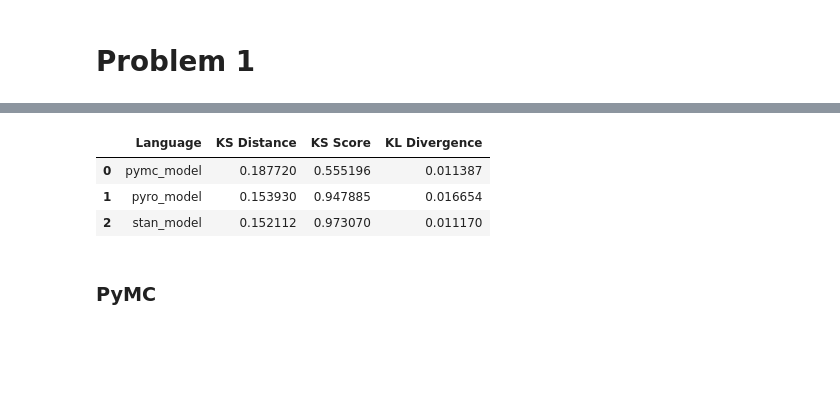
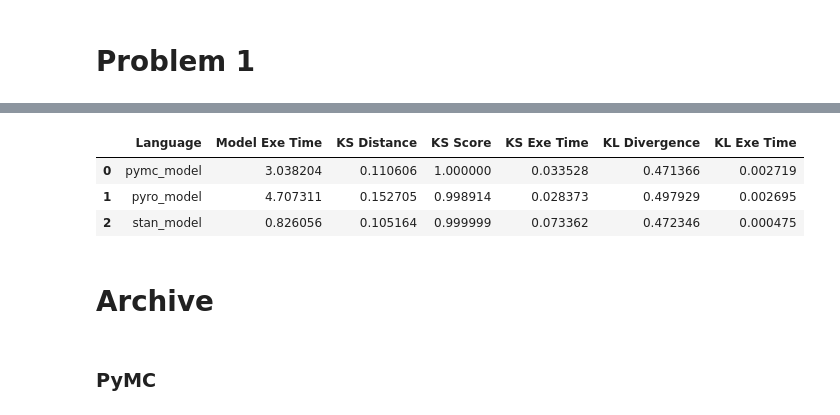
Before and after one commit to patrick-pagni/whats_your_bench, a Jupyter notebook: notebooks/scratch.ipynb, the cells around one changed output, grey strips where cells are left out. Saved outputs shown, nothing was run; the diff lists cells and outputs as text; code cells hidden in the pictures; blank space fills up the shorter version.

Commit message:
changed targte for results file

```diff
--- a/notebooks/scratch.ipynb
+++ b/notebooks/scratch.ipynb
@@ -814,0 +1062,6 @@ p1.evaluate_models(stats.norm)
+# %%
+from whats_your_bench.problem_set import Problem04
+
+p = Problem04()
+p.run_models()
+p.evaluate_models()
@@ -815,10 +1086,12 @@ p1.evaluate_models(stats.norm)
 # %%
-p1.results
+p.results
 # %% [output]
-|  | Language | KS Distance | KS Score | KL Divergence |
-| 0 | pymc_model | 0.187720 | 0.555196 | 0.011387 |
-| 1 | pyro_model | 0.153930 | 0.947885 | 0.016654 |
-| 2 | stan_model | 0.152112 | 0.973070 | 0.011170 |
+|  | Language | Model Exe Time | KS Distance | KS Score | KS Exe Time | KL Divergence | KL Exe Time |
+| 0 | pymc_model | 3.038204 | 0.110606 | 1.000000 | 0.033528 | 0.471366 | 0.002719 |
+| 1 | pyro_model | 4.707311 | 0.152705 | 0.998914 | 0.028373 | 0.497929 | 0.002695 |
+| 2 | stan_model | 0.826056 | 0.105164 | 0.999999 | 0.073362 | 0.472346 | 0.000475 |
+# %% [markdown]
+# Archive
 # %% [markdown]
 ### PyMC
 # %%
```
Also changed, not shown: parts of 39 cells of this notebook, 10 other files.
